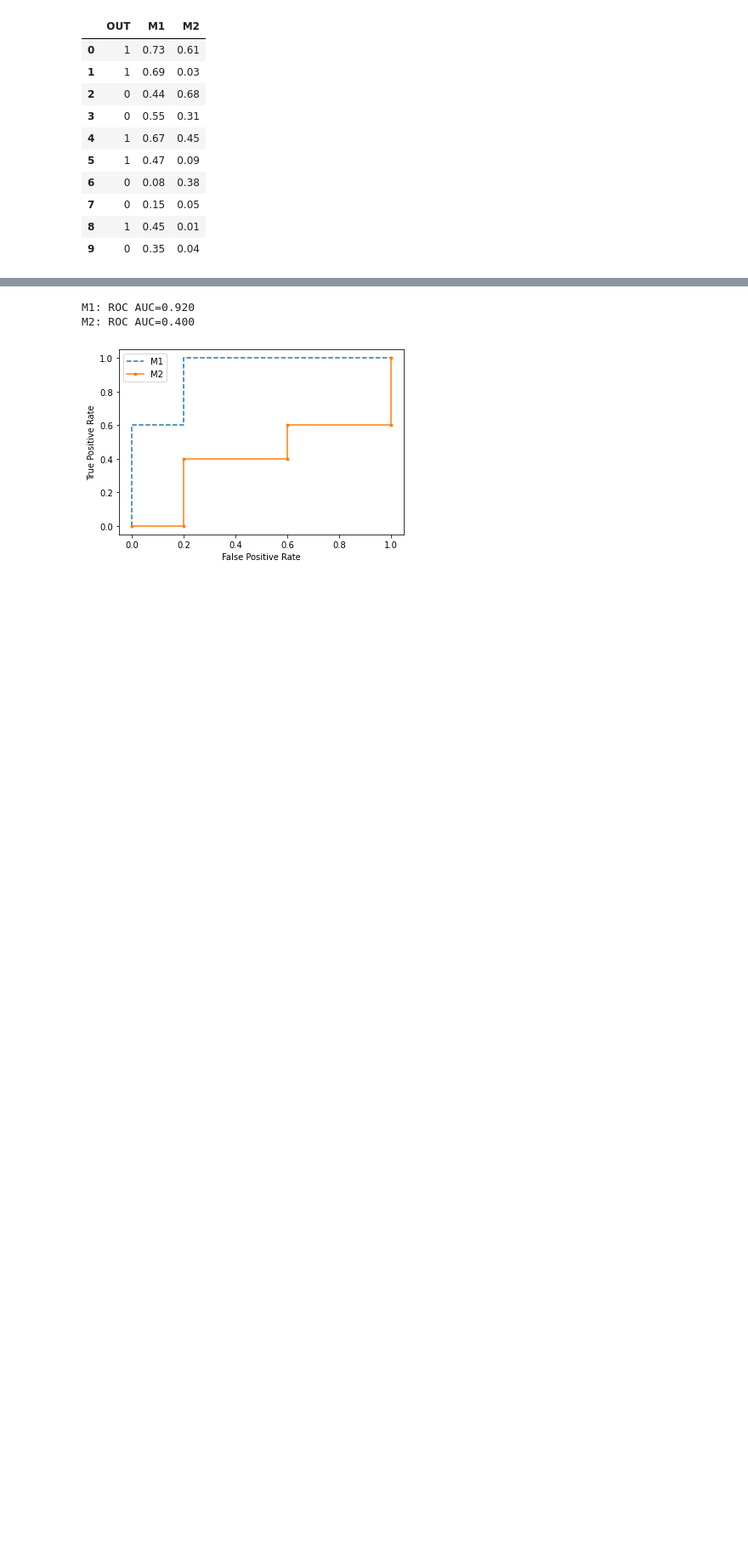
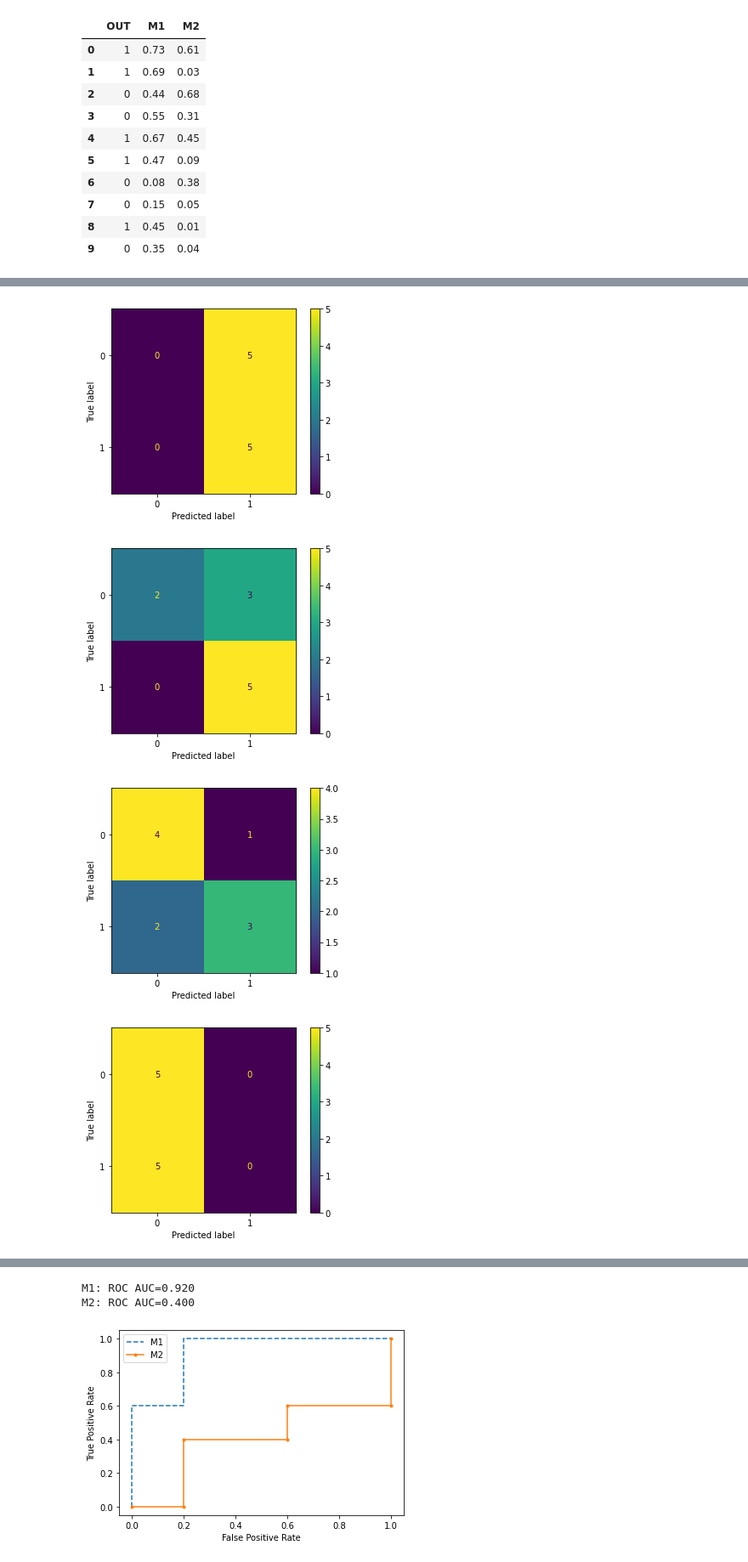
Before and after one commit to RightWrite/HandsOnMachineLearning, a Jupyter notebook: Exam/auc_roc.ipynb, the cells around one changed output, grey strips where cells are left out. Shown: that part at 85% size. Drawn from its saved outputs; the diff is of its cells as text; code cells hidden in the pictures; blank space fills up the shorter version.

```diff
--- a/Exam/auc_roc.ipynb
+++ b/Exam/auc_roc.ipynb
@@ -69,8 +80,3 @@ df
 | 7 | 0 | 0.15 | 0.05 |
 | 8 | 1 | 0.45 | 0.01 |
 | 9 | 0 | 0.35 | 0.04 |
-# %%
-threshold=0
-df['M1_OUT']=np.where(df['M1'] >= threshold, 1, 0)
-df['M2_OUT']=np.where(df['M2'] >= threshold, 1, 0)
-df
@@ -88,0 +83,10 @@ df
+# %%
+# for threshold in [0, 0.25, 0.5, 0.75, 1]:
+#     df['M1_OUT_' + str(threshold)] = np.where(df['M1'] >= threshold, '+', '-')
+#     df['M2_OUT_' + str(threshold)] = np.where(df['M2'] >= threshold, '+', '-')
+# df
+
+for threshold in [0, 0.25, 0.5, 0.75, 1]:
+    df['M1_OUT_' + str(threshold)] = np.where(df['M1'] >= threshold, 1, 0)
+    df['M2_OUT_' + str(threshold)] = np.where(df['M2'] >= threshold, 1, 0)
+df
@@ -88,0 +105,15 @@ df
+# %%
+from sklearn.metrics import confusion_matrix, ConfusionMatrixDisplay
+import matplotlib.pyplot as plt
+
+for threshold in [0, 0.25, 0.5, 0.75, 1]:
+    # print(threshold)
+    cm = confusion_matrix(df['OUT'], df['M1_OUT_' + str(threshold)])
+    disp = ConfusionMatrixDisplay(confusion_matrix=cm)
+
+    disp.plot()
+# %% [output]
+[figure, added]
+[figure, added]
+[figure, added]
+[figure, added]
```
Also changed, not shown: parts of 9 cells of this notebook, 1 other file.
